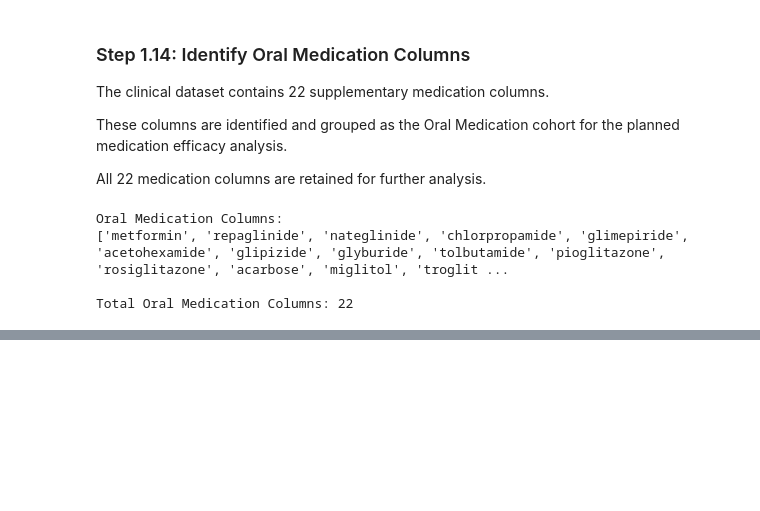
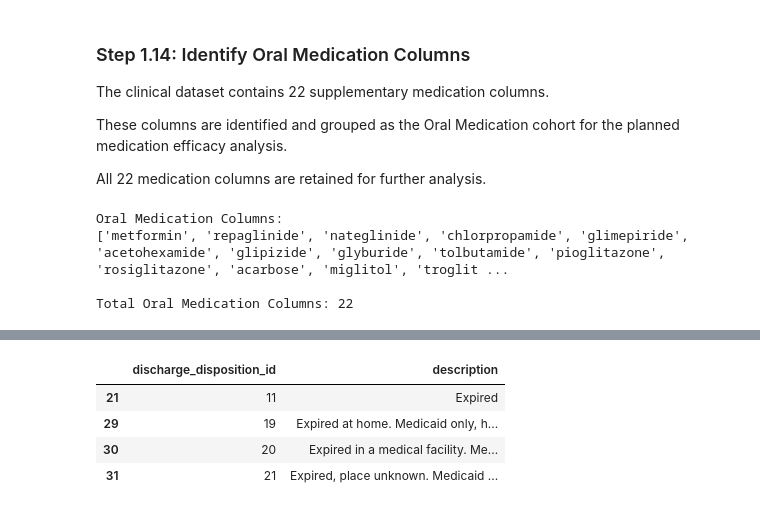
Before and after one commit to AsiniKaru/Vitality-Readmission-Predictor, a Jupyter notebook: phase_o1.ipynb, the cells around one changed output, grey strips where cells are left out. Saved outputs shown, nothing was run; the diff lists cells and outputs as text; code cells hidden in the pictures; blank space fills up the shorter version.

Commit message:
Add Step 1.15 identification of expired discharge disposition IDs from mapping file

```diff
--- a/phase_o1.ipynb
+++ b/phase_o1.ipynb
@@ -721,0 +730,79 @@ Total Oral Medication Columns: 22
+# %%
+# Step 1.15: Identify expired discharge disposition IDs
+
+from pathlib import Path
+
+# Find the IDs_mapping.csv file
+current_directory = Path.cwd()
+
+mapping_files = list(
+    current_directory.rglob('IDs_mapping.csv')
+)
+
+if len(mapping_files) == 0:
+    raise FileNotFoundError(
+        "IDs_mapping.csv file not found. "
+        "Please check the project folder."
+    )
+
+# Load the mapping file
+mapping_data = pd.read_csv(
+    mapping_files[0],
+    header=None
+)
+
+print("Mapping File Loaded Successfully:")
+print(mapping_files[0])
+
+# Identify the discharge disposition section
+first_column = mapping_data.iloc[:, 0].astype(str).str.strip()
+
+section_matches = first_column[
+    first_column == 'discharge_disposition_id'
+].index
+
+if len(section_matches) == 0:
+    raise ValueError("discharge_disposition_id section not found.")
+
+section_start = section_matches[0]
+
+next_sections = first_column[
+    (mapping_data.index > section_start) &
+    first_column.str.endswith('_id')
+].index
+
+if len(next_sections) > 0:
+    section_end = next_sections[0]
+else:
+    section_end = len(mapping_data)
+
+# Extract discharge disposition mappings
+discharge_mapping = mapping_data.iloc[
+    section_start + 1:section_end, :2
+].copy()
+
+discharge_mapping.columns = [
+    'discharge_disposition_id',
+    'description'
+]
+
+discharge_mapping = discharge_mapping.dropna()
+
+# Identify expired patient IDs
+expired_mappings = discharge_mapping[
+    discharge_mapping['description'].astype(str).str.contains(
+        'Expired',
+        case=False,
+        na=False
+    )
+]
+
+display(expired_mappings)
+
+expired_ids = pd.to_numeric(
+    expired_mappings['discharge_disposition_id']
+).astype(int).tolist()
+
+print("\nExpired Discharge Disposition IDs:")
+print(expired_ids)
+# %% [output]
@@ -721,0 +811,5 @@ Total Oral Medication Columns: 22
+|  | discharge_disposition_id | description |
+| 21 | 11 | Expired |
+| 29 | 19 | Expired at home. Medicaid only, h... |
+| 30 | 20 | Expired in a medical facility. Me... |
+| 31 | 21 | Expired, place unknown. Medicaid ... |
```
Also changed, not shown: parts of 2 cells of this notebook.
